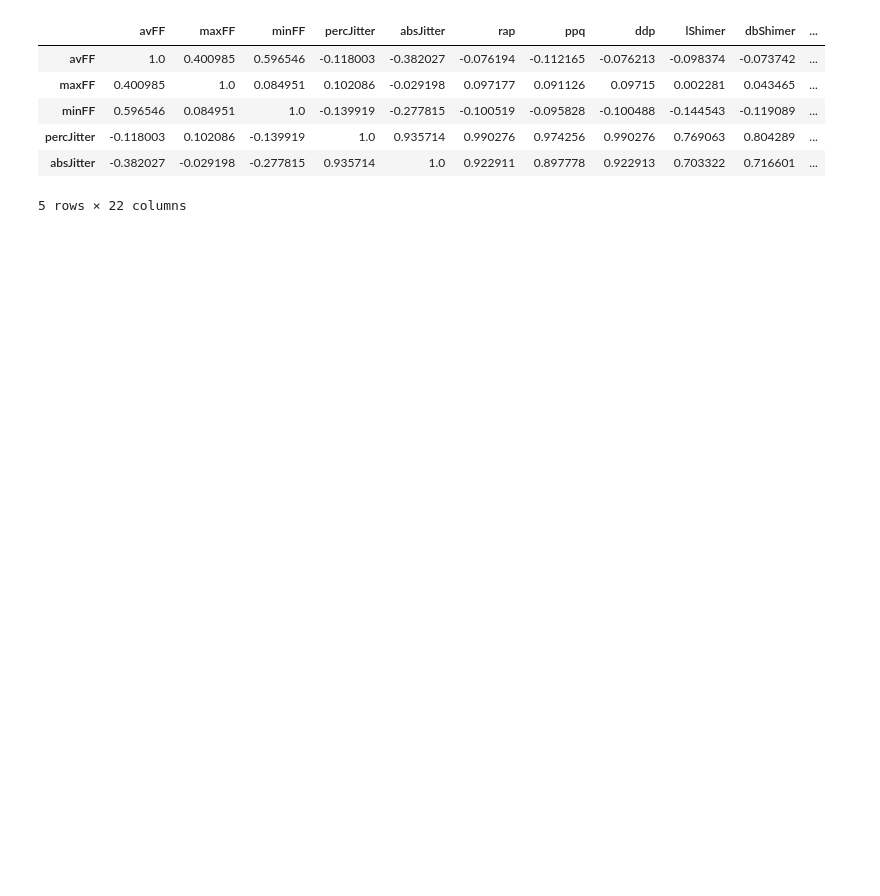
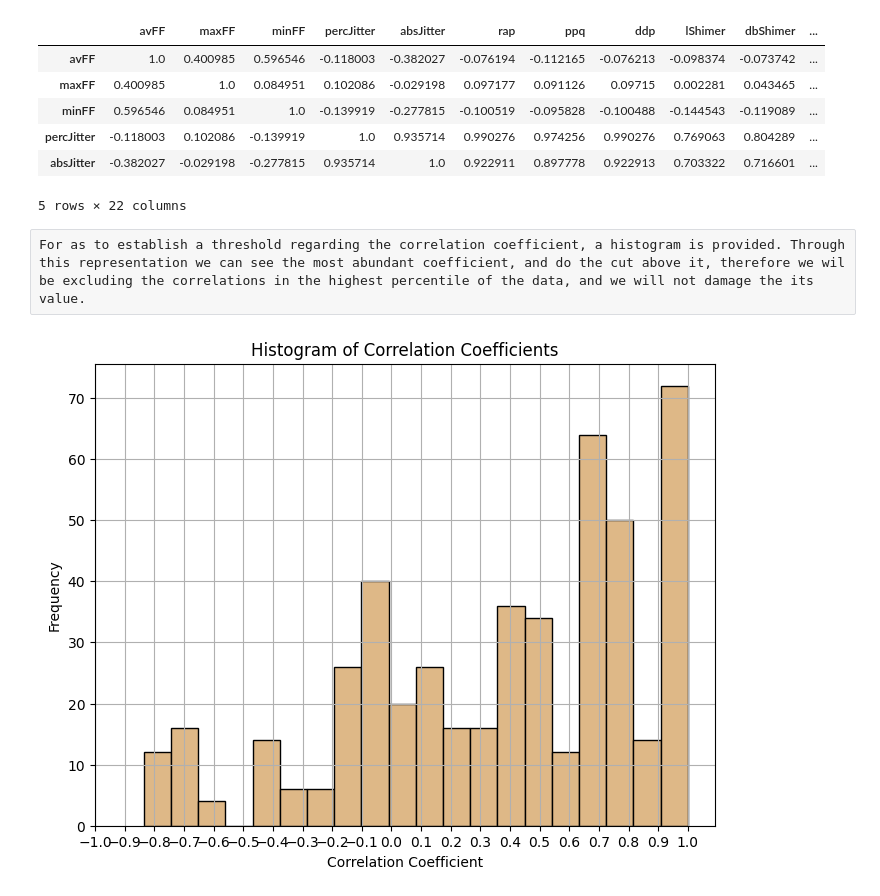
Before and after one commit to dparedga/SP_LAB, a Jupyter notebook: collaborator_1.ipynb, the cells around one changed output. Drawn from its saved outputs; the diff is of its cells as text; code cells hidden in the pictures; blank space fills up the shorter version.

```diff
--- a/collaborator_1.ipynb
+++ b/collaborator_1.ipynb
@@ -140,3 +153,16 @@ correlation_df.head()
 | percJitter | -0.118003 | 0.102086 | -0.139919 | 1.0 | 0.935714 | 0.990276 | 0.974256 | 0.990276 | 0.769063 | 0.804289 | ... |
 | absJitter | -0.382027 | -0.029198 | -0.277815 | 0.935714 | 1.0 | 0.922911 | 0.897778 | 0.922913 | 0.703322 | 0.716601 | ... |
 5 rows × 22 columns
+# %% [raw]
+For as to establish a threshold regarding the correlation coefficient, a histogram is provided. Through this representation we can see the most abundant coefficient, and do the cut above it, therefore we wil be excluding the correlations in the highest percentile of the data, and we will not damage the its value.
+# %%
+plt.figure(figsize=(8, 6))
+plt.hist(correlation_df.values.flatten(), bins=20, color='burlywood', edgecolor='black')
+plt.title('Histogram of Correlation Coefficients')
+plt.xlabel('Correlation Coefficient')
+plt.ylabel('Frequency')
+plt.grid(True)
+plt.xticks(np.arange(-1, 1.1, 0.1))  # Adjust the range and step based on your data
+plt.show()
+# %% [output]
+[figure, added]
```
Also changed, not shown: parts of 19 cells of this notebook.
